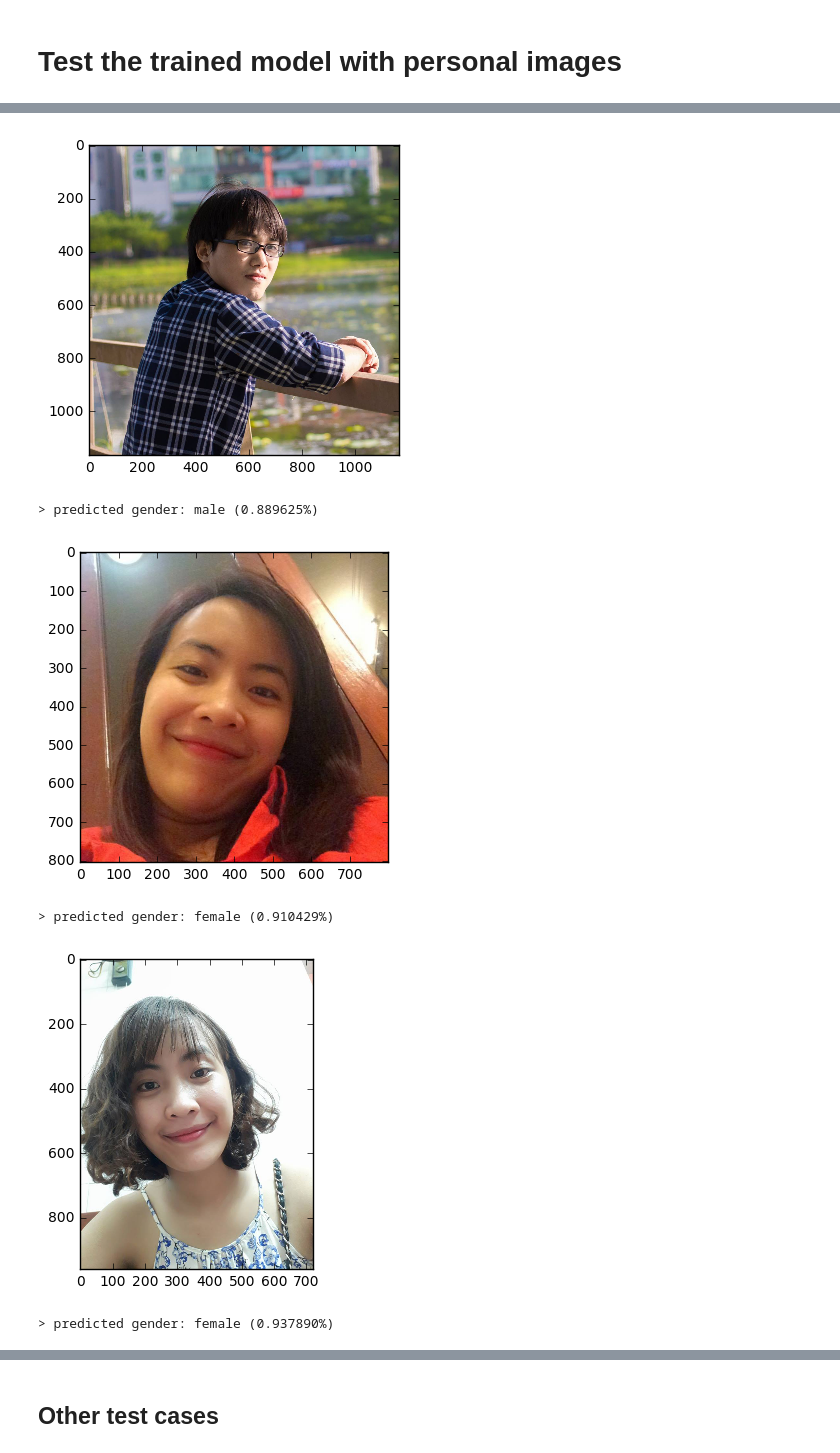
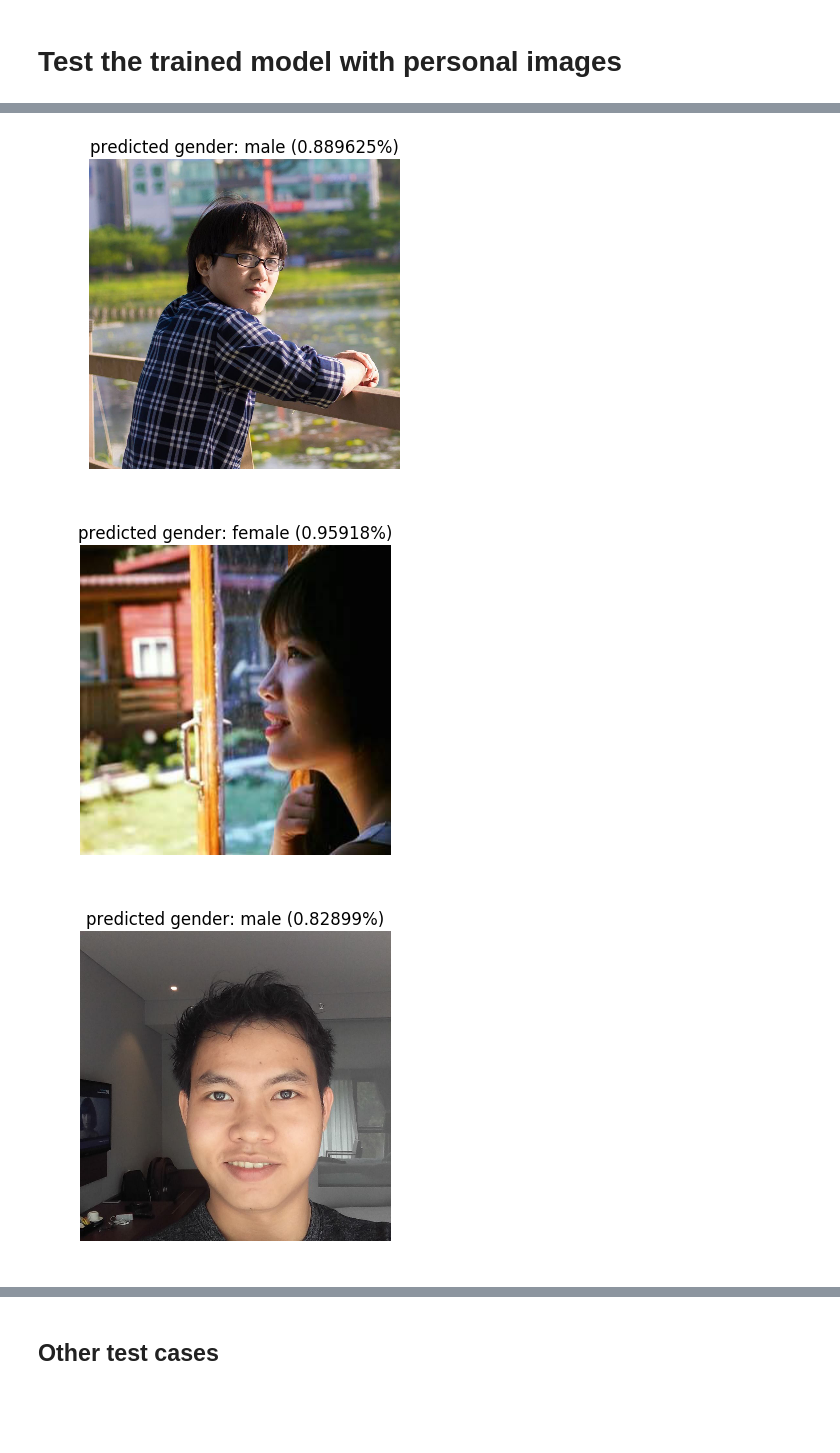
Before and after one commit to nhduong/human_gender_prediction, a Jupyter notebook: gender_prediction.ipynb, the cells around one changed output, grey strips where cells are left out. Cells and saved outputs as stored; diff of their text form; code cells hidden in the pictures; blank space fills up the shorter version.

Commit message:
updated gender prediction v2 src

```diff
--- a/gender_prediction.ipynb
+++ b/gender_prediction.ipynb
@@ -62,7 +62,7 @@ def predict_gender_from_image_file(file_name):
     img = cv2.imread(file_name)
     plt.imshow(cv2.cvtColor(img, cv2.COLOR_BGR2RGB))
     # plt.imshow(img, cmap='gray')
-    plt.show()
+    plt.axis('off')
 
     img = cv2.cvtColor(img, cv2.COLOR_RGB2GRAY)
     img = cv2.resize(img, (64, 64))
@@ -72,8 +72,11 @@ def predict_gender_from_image_file(file_name):
     pred_cls = model.predict_classes(img, verbose=0)
     proba = model.predict(img, verbose=0)
 
-    print('> predicted gender: %s (%f%%)'
-          % (get_label(pred_cls), np.max(proba)))
+#     print('> predicted gender: %s (%f%%)'
+#           % (get_label(pred_cls), np.max(proba)))
+
+    plt.title('predicted gender: ' + get_label(pred_cls) + ' (' + str(np.max(proba)) + '%)')
+    plt.show()
 # %% [markdown]
 #### Plot samples
 # %%
@@ -230,18 +232,15 @@ predict_gender_from_image_file(file_name)
 file_name = 'duong.jpg'
 predict_gender_from_image_file(file_name)
 # %% [output]
-[figure, old version]
+[figure, new version]
-> predicted gender: male (0.889625%)
 # %%
-file_name = 'minh.jpg'
+file_name = 'hang.jpg'
 predict_gender_from_image_file(file_name)
 # %% [output]
-[figure, old version]
+[figure, new version]
-> predicted gender: female (0.910429%)
 # %%
-file_name = 'minh2.jpg'
+file_name = 'chinh.jpg'
 predict_gender_from_image_file(file_name)
 # %% [output]
-[figure, old version]
+[figure, new version]
-> predicted gender: female (0.937890%)
 # %%
```
Also changed, not shown: parts of 9 cells of this notebook.
